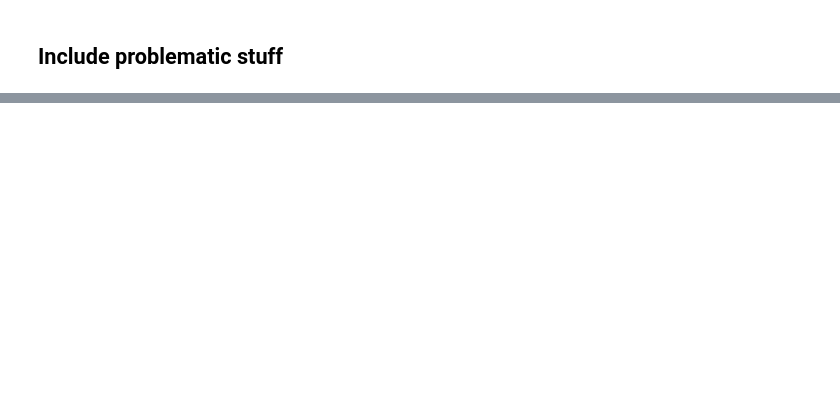
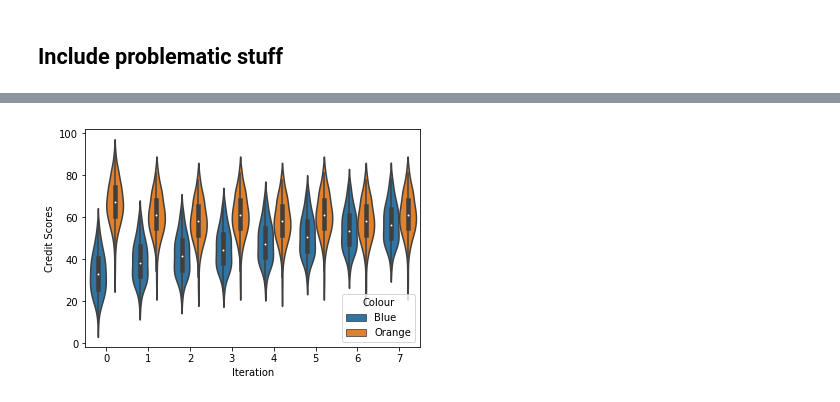
Before and after one commit to amorisot/AI-Fairness, a Jupyter notebook: new_simulation.ipynb, the cells around one changed output, grey strips where cells are left out. Cells and saved outputs as stored; diff of their text form; code cells hidden in the pictures; blank space fills up the shorter version.

```diff
--- a/new_simulation.ipynb
+++ b/new_simulation.ipynb
@@ -137,0 +275,19 @@ plt.show()
+# %%
+import seaborn as sns
+import pandas as pd
+
+blue_mu = 30
+orange_mu = 70
+true_mu = 70
+number_of_people = 100
+
+blues, oranges = create_population(blue_mu, orange_mu, number_of_people=number_of_people)
+# %%
+new_blues, new_oranges, history, blues_history, oranges_history = iterate_natural(blues, oranges, iters = 8)
+# %%
+df = pd.DataFrame(np.concatenate((blues_history, oranges_history), axis=0))
+df.columns = ["Credit Scores", "Colour", "Iteration"]
+df["Colour"] = df["Colour"].astype(int)
+df["Iteration"] = df["Iteration"].astype(int)
+df['Colour'] = df['Colour'].map({0: "Blue", 1: "Orange"})
+df.tail()
@@ -137,0 +301,5 @@ plt.show()
+# %%
+sns.violinplot(x = "Iteration", y = "Credit Scores", hue="Colour", data=df)
+plt.show()
+# %% [output]
+[figure, added]
```
Also changed, not shown: parts of 33 cells of this notebook.
